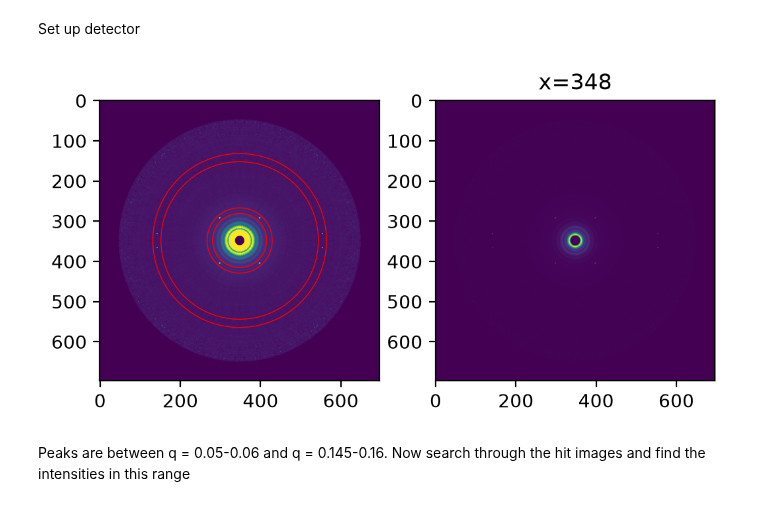
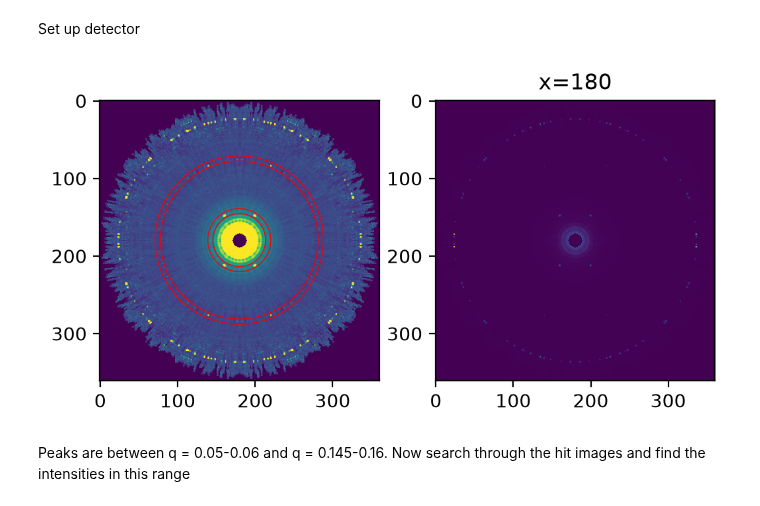
Before and after one commit to YellowSub17/dfly-p6933, a Jupyter notebook: peak_investigation.ipynb, the cells around one changed output. Drawn from its saved outputs; the diff is of its cells as text; code cells hidden in the pictures.

```diff
--- a/peak_investigation.ipynb
+++ b/peak_investigation.ipynb
@@ -22,6 +15,13 @@ intens1 = intens1.squeeze()
 Set up detector
 # %%
 %matplotlib inline
+df_tag = 'cp512-rb2_0001'
+output_n = 'output_030.h5'
+
+with h5py.File(f'./{df_tag}/data/{output_n}','r') as f:
+    intens1 = f['/intens'][...]
+intens1 = intens1.squeeze()
+
 det = dragonfly.Detector(fname=f'./{df_tag}/data/det.h5')
 
 #qmax is in voxel units
@@ -35,44 +35,44 @@ qqq = np.sqrt(qx**2 + qy**2 + qz**2)
 
 #convert from voxels to reciprocal units A-1
 lamb_a = 1.26
-ewald_rad = 1070
 
-dq = 1/(lamb_a*ewald_rad)
+
+dq = 1/(lamb_a*det.ewald_rad)
 qqq = qqq*dq
 
 #2D detector q values
 qq = np.sqrt( np.sum(det.qvals**2, axis=1))
-qq = qq.reshape( (512,512) )*dq
+qq = qq.reshape( (256,256) )*dq
 #theta values on the detector
-tt = np.arctan2( det.qvals[:,0], det.qvals[:,1]).reshape(512,512)
+tt = np.arctan2( det.qvals[:,0], det.qvals[:,1]).reshape(256,256)
 
 #remove the outer edge of the dragonfly recon
 intens_crop = np.zeros(intens1.shape)
 intens_crop[:] = intens1
-intens_crop[qqq>(0.50*qqq.max())] = 0
+#intens_crop[qqq>(0.50*qqq.max())] = 0
 
 
 
 #function to plot a slice of the dragonfly recon, with qbands for peak locations
 def plot_slice(i):
     fig, ax = plt.subplots(1,2, figsize=(6,12), dpi=200)
     ax[0].imshow(intens_crop[i], clim=(0,1e-1))
     ax[1].imshow(intens_crop[i], clim=(0,intens_crop.max()))
 
-    ax[0].contour(qqq[i], levels=[0.05,0.06, 0.145, 0.16], colors='red', linewidths=0.5)
+    ax[0].contour(qqq[i], levels=[0.025,0.03, 0.075, 0.08], colors='red', linewidths=0.5)
 
     plt.title(f'x={i}')
     plt.show()
     #plt.close(fig)
 
 #from ipywidgets import interact, IntSlider, FloatSlider,FloatText
 #_ = interact(
 #    plot_slice,
 #    i=IntSlider(min=0, max=intens_crop.shape[0] - 1, step=1, value=348, description='Slice:'),
 #)
 
-plot_slice(348)
+plot_slice(180)
 # %% [output]
-[figure, old version]
+[figure, new version]
 # %% [markdown]
 Peaks are between q = 0.05-0.06 and q = 0.145-0.16. Now search through the hit images and find the intensities in this range
```
Also changed, not shown: parts of 8 cells of this notebook, 9 other files.
